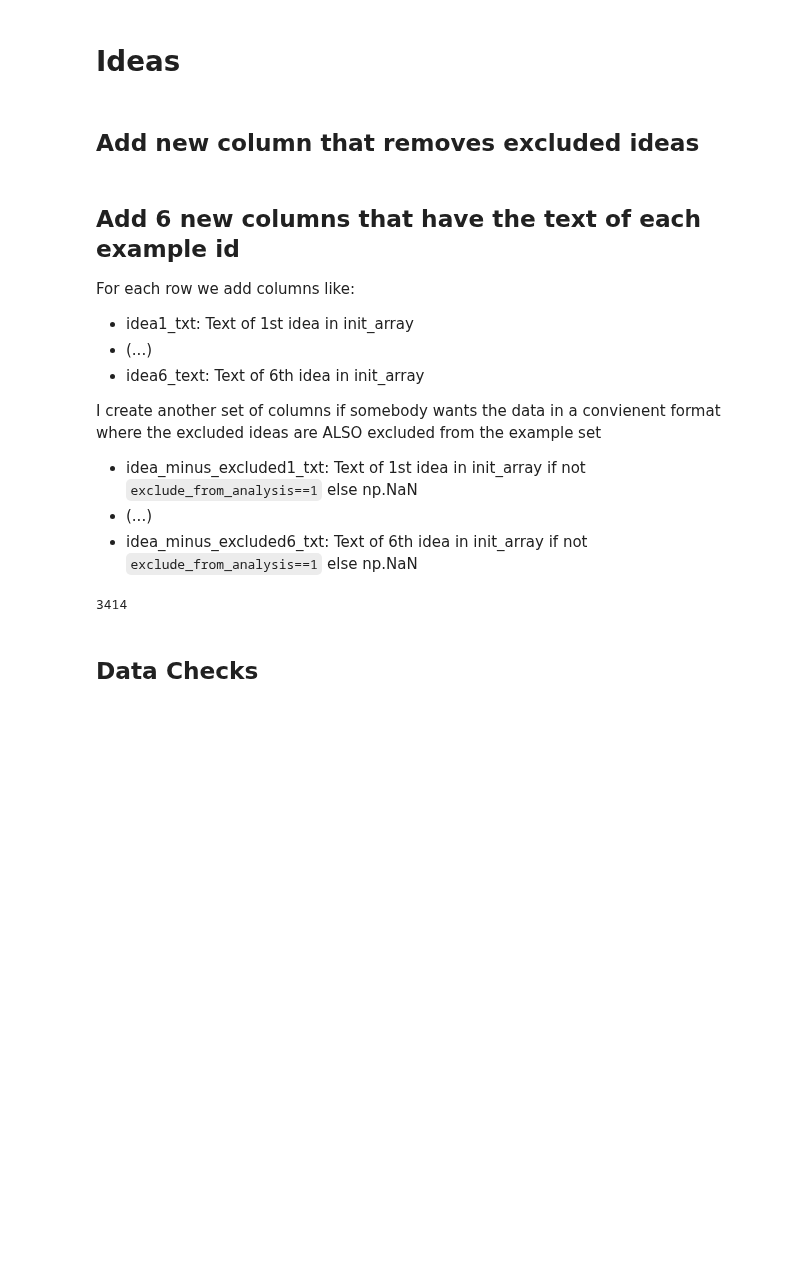
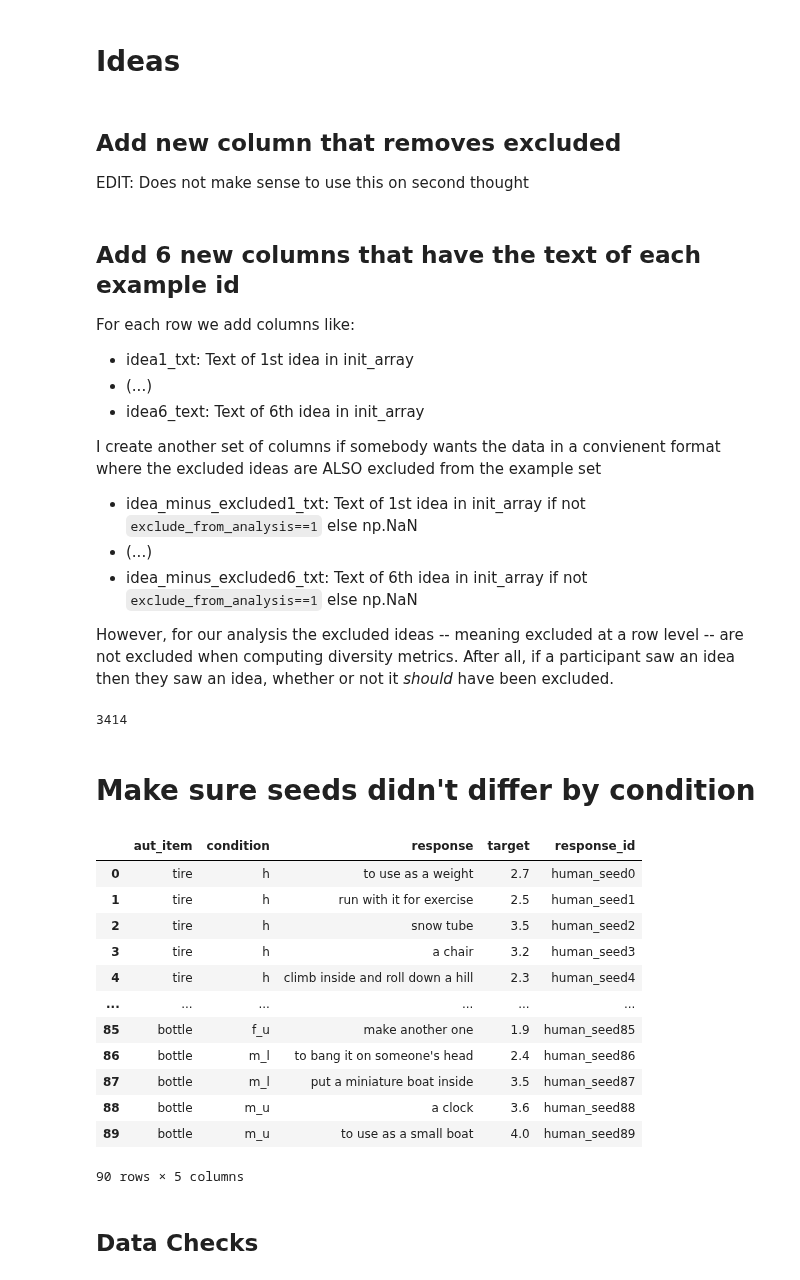
Before and after one commit to josh-ashkinaze/net_create, a Jupyter notebook: scripts/analyze_experiment/get_data.ipynb, the cells around one changed output. Cells and saved outputs as stored; diff of their text form; code cells hidden in the pictures; blank space fills up the shorter version.

```diff
--- a/scripts/analyze_experiment/get_data.ipynb
+++ b/scripts/analyze_experiment/get_data.ipynb
@@ -129,7 +129,9 @@ excludefromanalysis (n=38; 1.1\% of sample) did not differ by itemcondition ($\c
 # %% [markdown]
 # Ideas
 # %% [markdown]
-## Add new column that removes excluded ideas
+## Add new column that removes excluded
+
+EDIT: Does not make sense to use this on second thought
 # %%
 import re
 excluded = set(df.query("exclude_from_analysis==1")['response_id'].tolist())
@@ -153,6 +155,8 @@ I create another set of columns if somebody wants the data in a convienent forma
 - idea_minus_excluded1_txt: Text of 1st idea in init_array if not `exclude_from_analysis==1` else np.NaN
 - (...)
 - idea_minus_excluded6_txt: Text of 6th idea in init_array if not `exclude_from_analysis==1` else np.NaN
+
+However, for our analysis the excluded ideas -- meaning excluded at a row level -- are not excluded when computing diversity metrics. After all, if a participant saw an idea then they saw an idea, whether or not it *should* have been excluded.
 # %%
 excluded_txt = df.query("exclude_from_analysis==1")['response_text'].tolist()
 ai_seeds_df = pd.read_csv("../../data/ai_responses.csv")
@@ -180,6 +184,24 @@ for index, row in df.iterrows():
 print(len(df.query("exclude_from_analysis==0")))
 # %% [output]
 3414
+# %% [markdown]
+# Make sure seeds didn't differ by condition
+# %%
+human_seeds_df
+# %% [output]
+|  | aut_item | condition | response | target | response_id |
+| 0 | tire | h | to use as a weight | 2.7 | human_seed0 |
+| 1 | tire | h | run with it for exercise | 2.5 | human_seed1 |
+| 2 | tire | h | snow tube | 3.5 | human_seed2 |
+| 3 | tire | h | a chair | 3.2 | human_seed3 |
+| 4 | tire | h | climb inside and roll down a hill | 2.3 | human_seed4 |
+| ... | ... | ... | ... | ... | ... |
+| 85 | bottle | f_u | make another one | 1.9 | human_seed85 |
+| 86 | bottle | m_l | to bang it on someone's head | 2.4 | human_seed86 |
+| 87 | bottle | m_l | put a miniature boat inside | 3.5 | human_seed87 |
+| 88 | bottle | m_u | a clock | 3.6 | human_seed88 |
+| 89 | bottle | m_u | to use as a small boat | 4.0 | human_seed89 |
+90 rows × 5 columns
 # %% [markdown]
 ## Data Checks
 # %%
```
Also changed, not shown: parts of 8 cells of this notebook, 1 other file.
